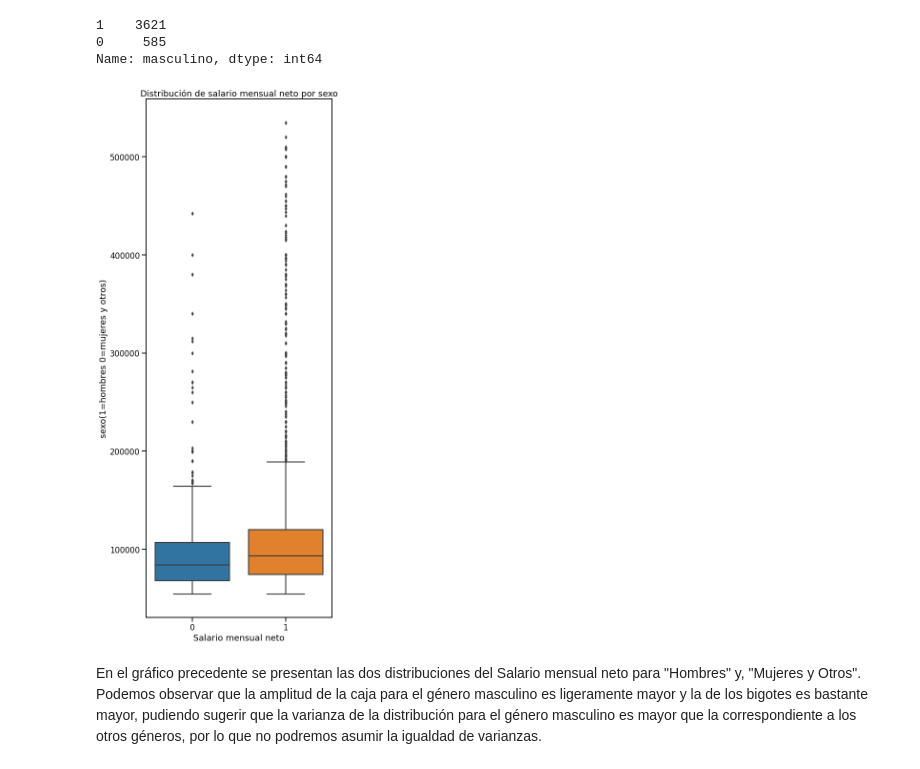
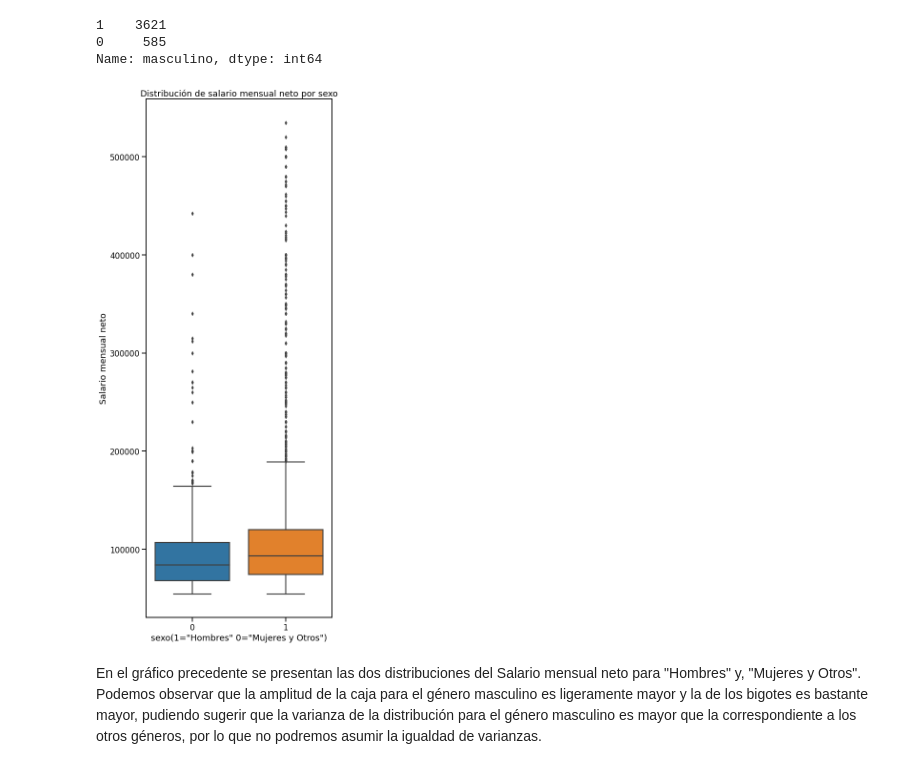
Before and after one commit to pablonicolasr/diplodatos-ayvd-2022-grupo32, a Jupyter notebook: Entregable_Parte_2_Garay.ipynb, the cells around one changed output. Drawn from its saved outputs; the diff is of its cells as text; code cells hidden in the pictures.

```diff
--- a/Entregable_Parte_2_Garay.ipynb
+++ b/Entregable_Parte_2_Garay.ipynb
@@ -152,18 +152,18 @@ Name: masculino, dtype: int64
 # %%
 # Gráfico boxplot
 fig, ax = plt.subplots(nrows=1, ncols=1, figsize=(7, 20))
 sns.boxplot(
     x       = "masculino",
     y       = "salary_monthly_NETO",
     data    = df_process,
     palette = 'tab10',
     ax      = ax
 )
 ax.set_title('Distribución de salario mensual neto por sexo')
-ax.set_xlabel('Salario mensual neto')
-ax.set_ylabel('sexo(1=hombres 0=mujeres y otros)');
+ax.set_ylabel('Salario mensual neto')
+ax.set_xlabel('sexo(1="Hombres" 0="Mujeres y Otros")');
 # %% [output]
-[figure, old version]
+[figure, new version]
 # %% [markdown]
 En el gráfico precedente se presentan las dos distribuciones del Salario mensual neto para "Hombres" y, "Mujeres y Otros". Podemos observar que la amplitud de la caja para el género masculino es ligeramente mayor y la de los bigotes es bastante mayor, pudiendo sugerir que la varianza de la distribución para el género masculino es mayor que la correspondiente a los otros géneros, por lo que no podremos asumir la igualdad de varianzas.
 # %% [markdown]
```
Also changed, not shown: parts of 2 cells of this notebook.
